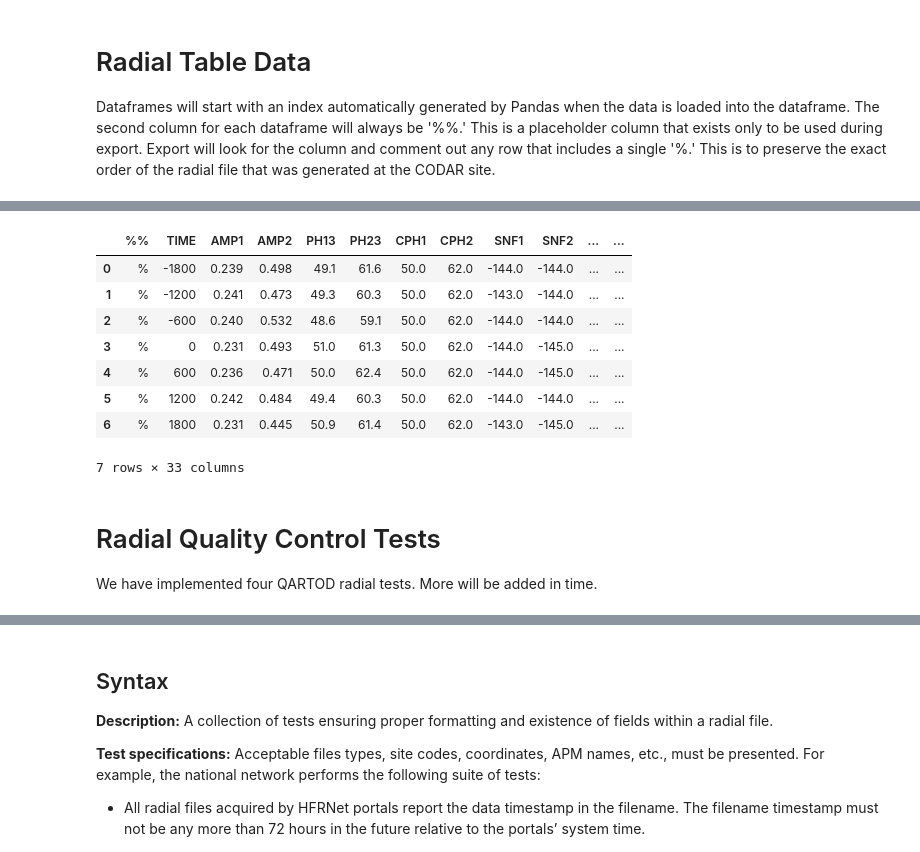
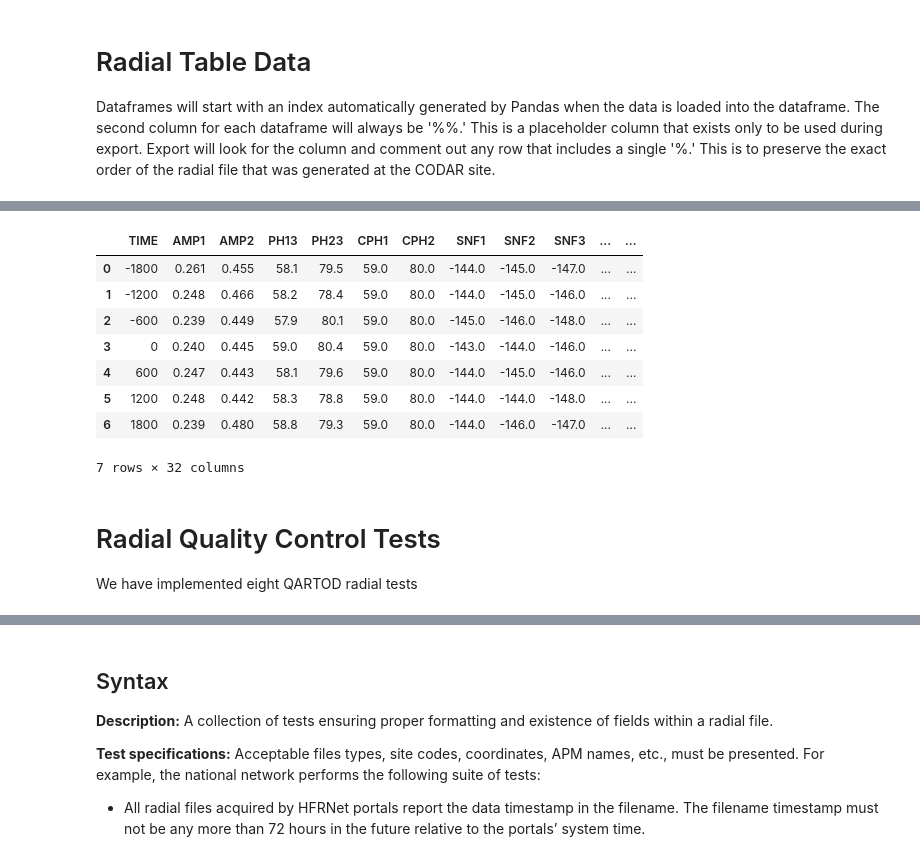
Before and after one commit to rucool/hfradarpy, a Jupyter notebook: notebooks/radial_class_exploration.ipynb, the cells around one changed output, grey strips where cells are left out. Drawn from its saved outputs; the diff is of its cells as text; code cells hidden in the pictures.

```diff
--- a/notebooks/radial_class_exploration.ipynb
+++ b/notebooks/radial_class_exploration.ipynb
@@ -3,6 +3,6 @@ from codar_processing.radials import Radial
 import os
 # %%
-radial_file = '../data/radials/SEAB/2018_03/RDLi_SEAB_2018_03_01_0000.ruv'
+radial_file = '../codar_processing/data/radials/SEAB/RDLi_SEAB_2019_01_01_0100.ruv'
 # %%
 r = Radial(radial_file)
 # %% [markdown]
@@ -152,16 +142,16 @@ r.diags_hardware
 # %%
-r.diags_radial
+r.diagnostics_radial
 # %% [output]
-|  | %% | TIME | AMP1 | AMP2 | PH13 | PH23 | CPH1 | CPH2 | SNF1 | SNF2 | ... | ... |
-| 0 | % | -1800 | 0.239 | 0.498 | 49.1 | 61.6 | 50.0 | 62.0 | -144.0 | -144.0 | ... | ... |
-| 1 | % | -1200 | 0.241 | 0.473 | 49.3 | 60.3 | 50.0 | 62.0 | -143.0 | -144.0 | ... | ... |
-| 2 | % | -600 | 0.240 | 0.532 | 48.6 | 59.1 | 50.0 | 62.0 | -144.0 | -144.0 | ... | ... |
-| 3 | % | 0 | 0.231 | 0.493 | 51.0 | 61.3 | 50.0 | 62.0 | -144.0 | -145.0 | ... | ... |
-| 4 | % | 600 | 0.236 | 0.471 | 50.0 | 62.4 | 50.0 | 62.0 | -144.0 | -145.0 | ... | ... |
-| 5 | % | 1200 | 0.242 | 0.484 | 49.4 | 60.3 | 50.0 | 62.0 | -144.0 | -144.0 | ... | ... |
-| 6 | % | 1800 | 0.231 | 0.445 | 50.9 | 61.4 | 50.0 | 62.0 | -143.0 | -145.0 | ... | ... |
+|  | TIME | AMP1 | AMP2 | PH13 | PH23 | CPH1 | CPH2 | SNF1 | SNF2 | SNF3 | ... | ... |
+| 0 | -1800 | 0.261 | 0.455 | 58.1 | 79.5 | 59.0 | 80.0 | -144.0 | -145.0 | -147.0 | ... | ... |
+| 1 | -1200 | 0.248 | 0.466 | 58.2 | 78.4 | 59.0 | 80.0 | -144.0 | -145.0 | -146.0 | ... | ... |
+| 2 | -600 | 0.239 | 0.449 | 57.9 | 80.1 | 59.0 | 80.0 | -145.0 | -146.0 | -148.0 | ... | ... |
+| 3 | 0 | 0.240 | 0.445 | 59.0 | 80.4 | 59.0 | 80.0 | -143.0 | -144.0 | -146.0 | ... | ... |
+| 4 | 600 | 0.247 | 0.443 | 58.1 | 79.6 | 59.0 | 80.0 | -144.0 | -145.0 | -146.0 | ... | ... |
+| 5 | 1200 | 0.248 | 0.442 | 58.3 | 78.8 | 59.0 | 80.0 | -144.0 | -144.0 | -148.0 | ... | ... |
+| 6 | 1800 | 0.239 | 0.480 | 58.8 | 79.3 | 59.0 | 80.0 | -144.0 | -146.0 | -147.0 | ... | ... |
-7 rows × 33 columns
+7 rows × 32 columns
 # %% [markdown]
 # Radial Quality Control Tests
 
-We have implemented four QARTOD radial tests. More will be added in time.
+We have implemented eight QARTOD radial tests
```
Also changed, not shown: parts of 40 cells of this notebook.
